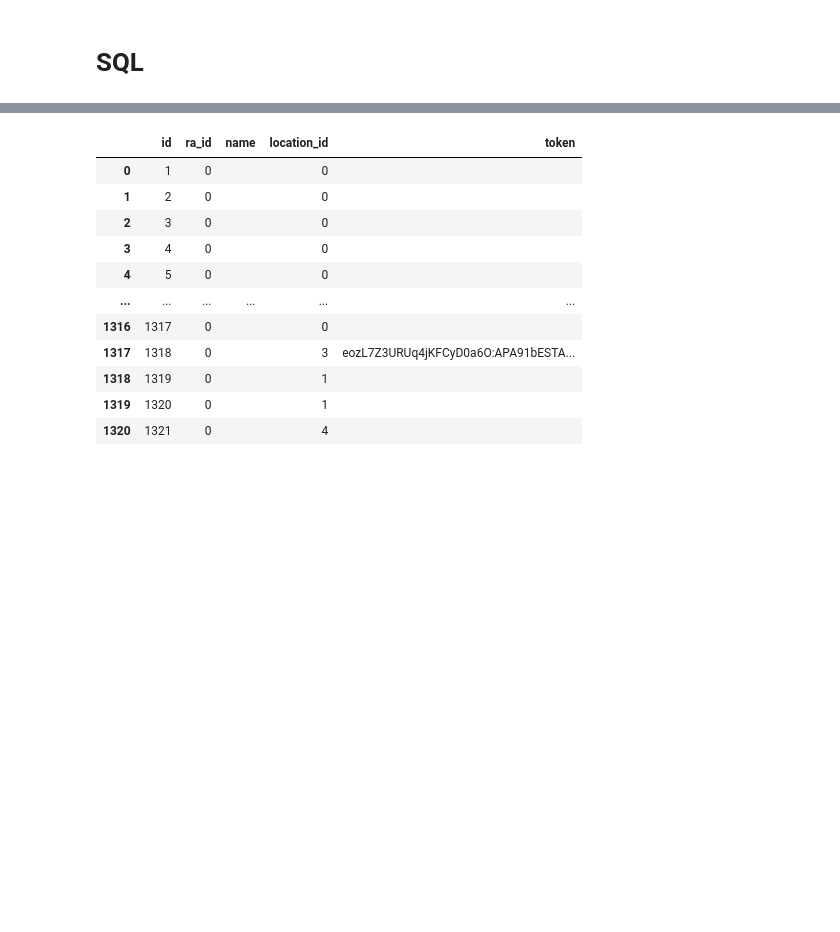
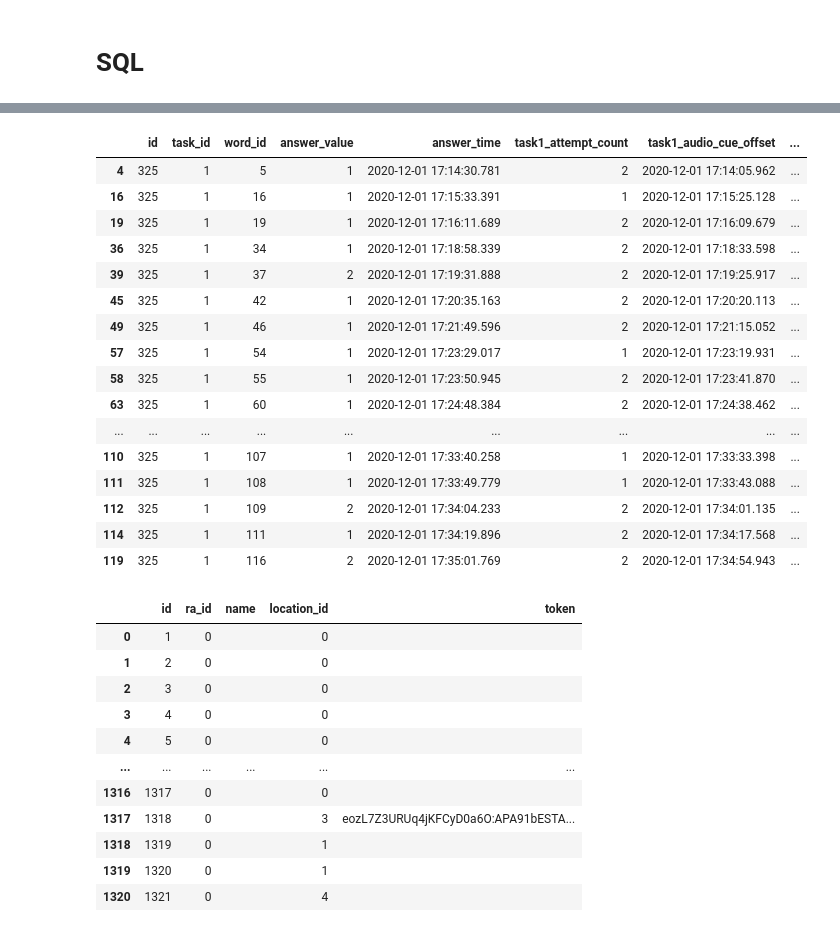
Before and after one commit to mostafashahin/AusKidTalkv2, a Jupyter notebook: process.ipynb, the cells around one changed output, grey strips where cells are left out. Cells and saved outputs as stored; diff of their text form; code cells hidden in the pictures; blank space fills up the shorter version.

```diff
--- a/process.ipynb
+++ b/process.ipynb
@@ -474,0 +579,2 @@ pdChild
+# %%
+pdChild['task1_retry1_timestamp'] = pd.to_datetime(pdChild['task1_retry1_timestamp'])
@@ -475,3 +585,23 @@ pdChild
+# %%
+pdChild[pdChild.task1_attempt_count>0]
+# %% [output]
+|  | id | task_id | word_id | answer_value | answer_time | task1_attempt_count | task1_audio_cue_offset | ... |
+| 4 | 325 | 1 | 5 | 1 | 2020-12-01 17:14:30.781 | 2 | 2020-12-01 17:14:05.962 | ... |
+| 16 | 325 | 1 | 16 | 1 | 2020-12-01 17:15:33.391 | 1 | 2020-12-01 17:15:25.128 | ... |
+| 19 | 325 | 1 | 19 | 1 | 2020-12-01 17:16:11.689 | 2 | 2020-12-01 17:16:09.679 | ... |
+| 36 | 325 | 1 | 34 | 1 | 2020-12-01 17:18:58.339 | 2 | 2020-12-01 17:18:33.598 | ... |
+| 39 | 325 | 1 | 37 | 2 | 2020-12-01 17:19:31.888 | 2 | 2020-12-01 17:19:25.917 | ... |
+| 45 | 325 | 1 | 42 | 1 | 2020-12-01 17:20:35.163 | 2 | 2020-12-01 17:20:20.113 | ... |
+| 49 | 325 | 1 | 46 | 1 | 2020-12-01 17:21:49.596 | 2 | 2020-12-01 17:21:15.052 | ... |
+| 57 | 325 | 1 | 54 | 1 | 2020-12-01 17:23:29.017 | 1 | 2020-12-01 17:23:19.931 | ... |
+| 58 | 325 | 1 | 55 | 1 | 2020-12-01 17:23:50.945 | 2 | 2020-12-01 17:23:41.870 | ... |
+| 63 | 325 | 1 | 60 | 1 | 2020-12-01 17:24:48.384 | 2 | 2020-12-01 17:24:38.462 | ... |
+| ... | ... | ... | ... | ... | ... | ... | ... | ... |
+| 110 | 325 | 1 | 107 | 1 | 2020-12-01 17:33:40.258 | 1 | 2020-12-01 17:33:33.398 | ... |
+| 111 | 325 | 1 | 108 | 1 | 2020-12-01 17:33:49.779 | 1 | 2020-12-01 17:33:43.088 | ... |
+| 112 | 325 | 1 | 109 | 2 | 2020-12-01 17:34:04.233 | 2 | 2020-12-01 17:34:01.135 | ... |
+| 114 | 325 | 1 | 111 | 1 | 2020-12-01 17:34:19.896 | 2 | 2020-12-01 17:34:17.568 | ... |
+| 119 | 325 | 1 | 116 | 2 | 2020-12-01 17:35:01.769 | 2 | 2020-12-01 17:34:54.943 | ... |
 # %%
 connector = mysql.connector.connect(user=UserName, password=Password,
                               host=HostIP,
```
Also changed, not shown: parts of 26 cells of this notebook, 2 other files.
